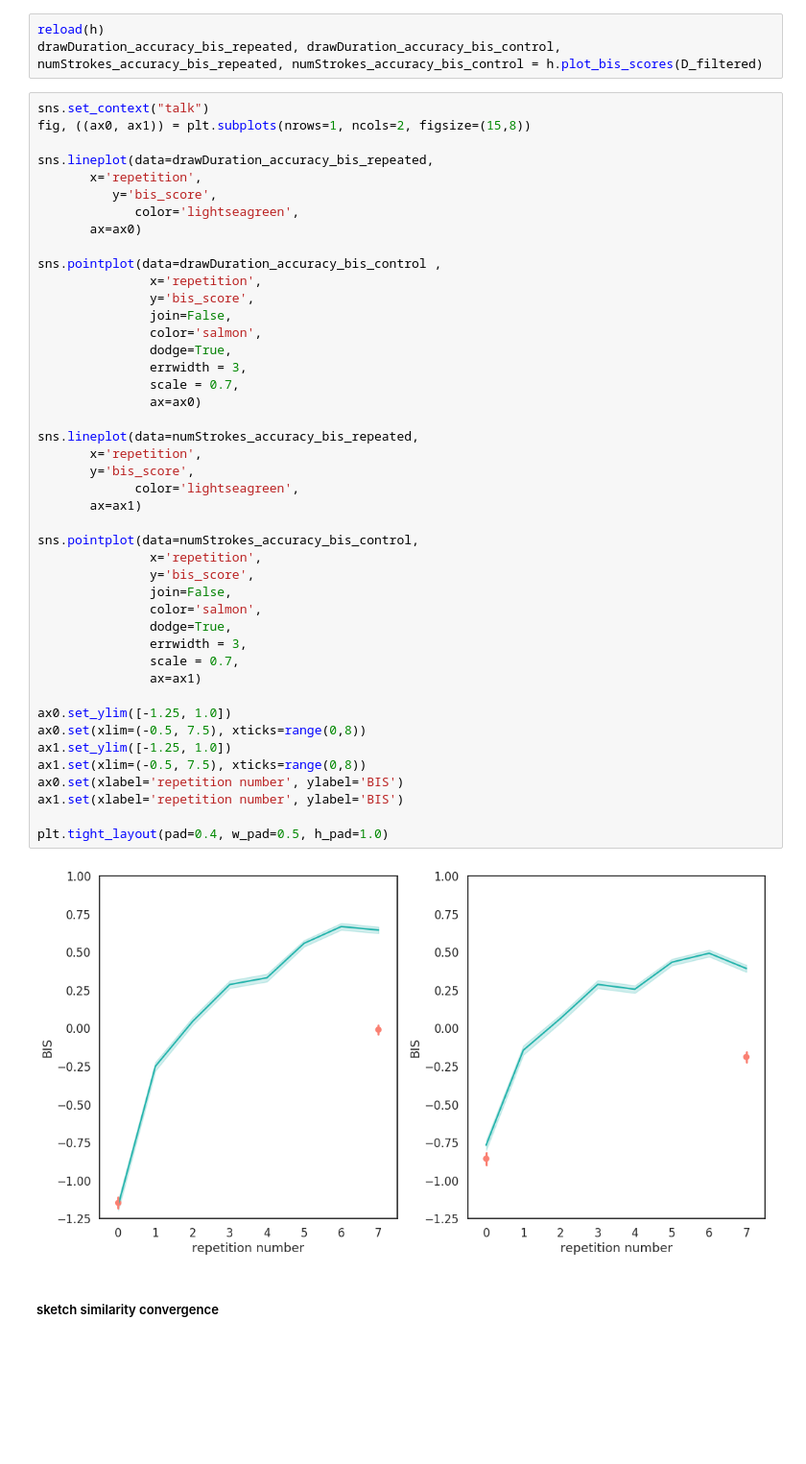
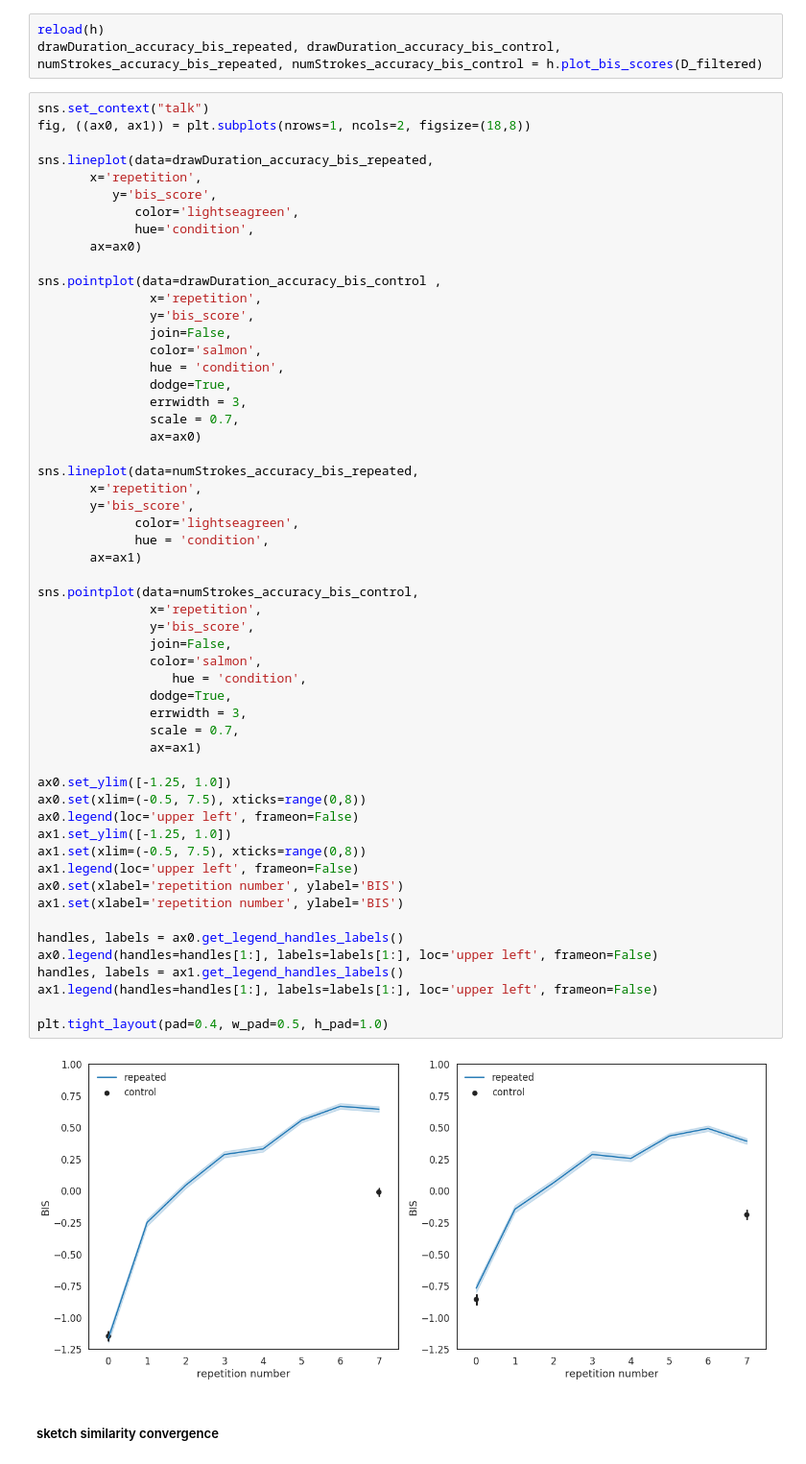
Before and after one commit to cogtoolslab/graphical_conventions_cogsci19, a Jupyter notebook: analysis/ipynb/golden/analyze_data.ipynb, the cells around one changed output. Shown at 96% size. Drawn from its saved outputs; the diff is of its cells as text; blank space fills up the shorter version.

```diff
--- a/analysis/ipynb/golden/analyze_data.ipynb
+++ b/analysis/ipynb/golden/analyze_data.ipynb
@@ -147,12 +147,13 @@ reload(h)
 drawDuration_accuracy_bis_repeated, drawDuration_accuracy_bis_control, numStrokes_accuracy_bis_repeated, numStrokes_accuracy_bis_control = h.plot_bis_scores(D_filtered)
 # %%
 sns.set_context("talk")
-fig, ((ax0, ax1)) = plt.subplots(nrows=1, ncols=2, figsize=(15,8))
+fig, ((ax0, ax1)) = plt.subplots(nrows=1, ncols=2, figsize=(18,8))
 
 sns.lineplot(data=drawDuration_accuracy_bis_repeated,
        x='repetition',
           y='bis_score',
              color='lightseagreen',
+             hue='condition',
        ax=ax0)
 
 sns.pointplot(data=drawDuration_accuracy_bis_control ,
@@ -160,37 +161,47 @@ sns.pointplot(data=drawDuration_accuracy_bis_control ,
                y='bis_score',
                join=False,
                color='salmon',
+               hue = 'condition',
                dodge=True,
                errwidth = 3,
                scale = 0.7,
                ax=ax0)
 
 sns.lineplot(data=numStrokes_accuracy_bis_repeated,
        x='repetition',
        y='bis_score',
              color='lightseagreen',
+             hue = 'condition',
        ax=ax1)
 
 sns.pointplot(data=numStrokes_accuracy_bis_control,
                x='repetition',
                y='bis_score',
                join=False,
                color='salmon',
+                  hue = 'condition',
                dodge=True,
                errwidth = 3,
                scale = 0.7,
                ax=ax1)
 
 ax0.set_ylim([-1.25, 1.0])
 ax0.set(xlim=(-0.5, 7.5), xticks=range(0,8))
+ax0.legend(loc='upper left', frameon=False)
 ax1.set_ylim([-1.25, 1.0])
 ax1.set(xlim=(-0.5, 7.5), xticks=range(0,8))
+ax1.legend(loc='upper left', frameon=False)
 ax0.set(xlabel='repetition number', ylabel='BIS')
 ax1.set(xlabel='repetition number', ylabel='BIS')
 
+handles, labels = ax0.get_legend_handles_labels()
+ax0.legend(handles=handles[1:], labels=labels[1:], loc='upper left', frameon=False)
+handles, labels = ax1.get_legend_handles_labels()
+ax1.legend(handles=handles[1:], labels=labels[1:], loc='upper left', frameon=False)
+
 plt.tight_layout(pad=0.4, w_pad=0.5, h_pad=1.0)
 # %% [output]
-[figure, old version]
+[figure, new version]
 # %% [markdown]
 ##### sketch similarity convergence
 # %%
```
Also changed, not shown: 6 other files.
